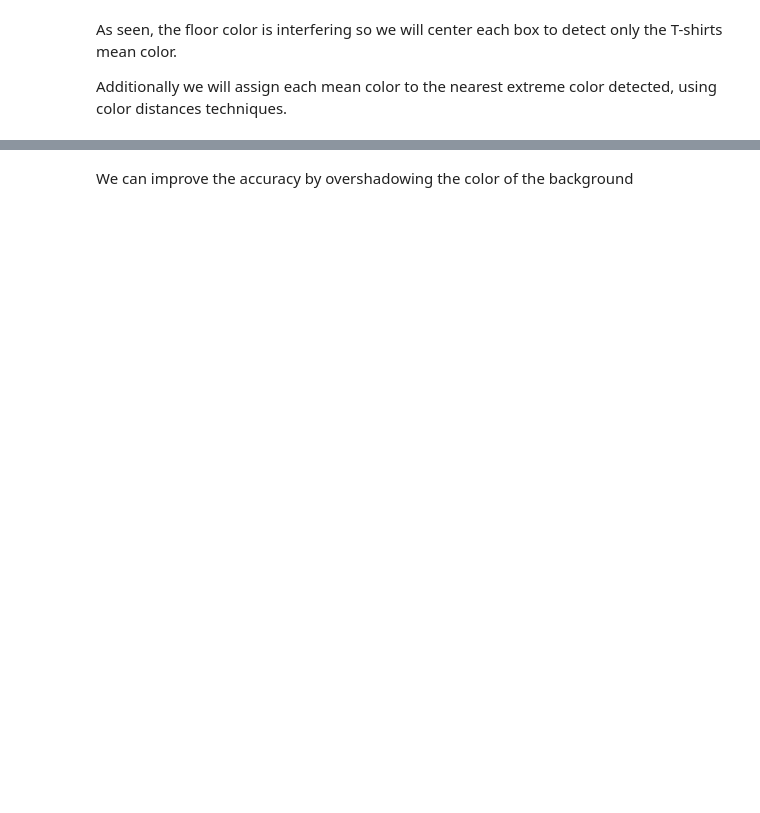
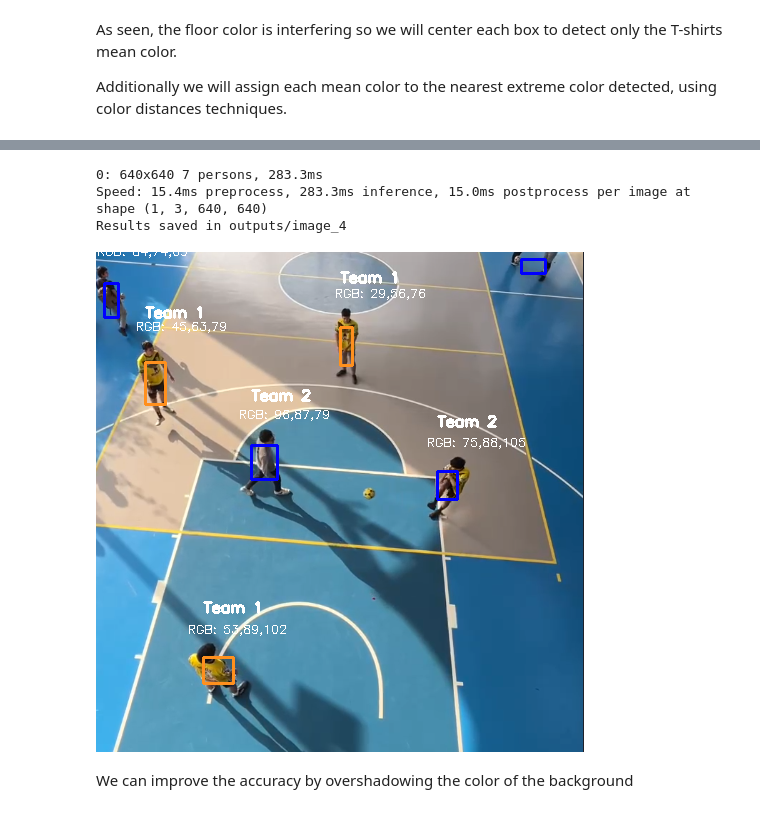
Before and after one commit to david-oruna/football-analysis, a Jupyter notebook: explanation.ipynb, the cells around one changed output, grey strips where cells are left out. Drawn from its saved outputs; the diff is of its cells as text; code cells hidden in the pictures; blank space fills up the shorter version.

```diff
--- a/explanation.ipynb
+++ b/explanation.ipynb
@@ -190,2 +292,12 @@ plt.show()
+# %%
+display_detections("media/image.png", 0, 1)
+# %% [output]
+0: 640x640 7 persons, 283.3ms
+Speed: 15.4ms preprocess, 283.3ms inference, 15.0ms postprocess per image at shape (1, 3, 640, 640)
+Results saved in outputs/image_4
+# %%
+Image("outputs/image_4/image_original.png")
+# %% [output]
+[figure, added]
 # %% [markdown]
 We can improve the accuracy by overshadowing the color of the background
```
Also changed, not shown: parts of 13 cells of this notebook, 12 other files.
